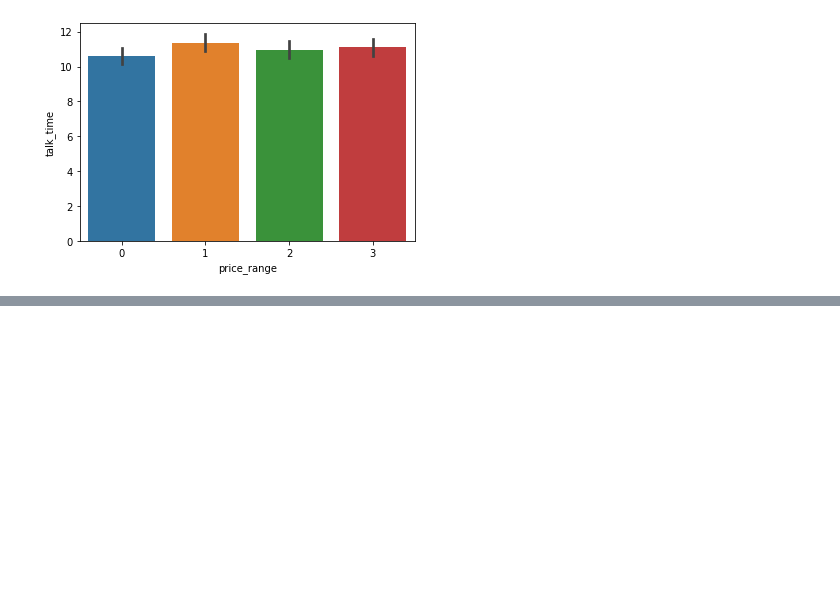
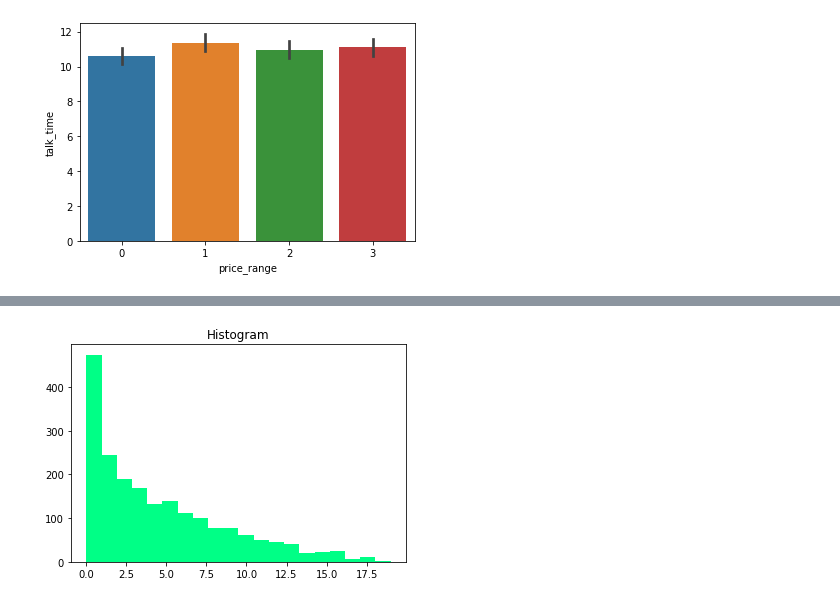
Before and after one commit to KrishnaDesai16/CellphonePriceRange, a Jupyter notebook: CellphonePriceRange.ipynb, the cells around one changed output, grey strips where cells are left out. Saved outputs shown, nothing was run; the diff lists cells and outputs as text; code cells hidden in the pictures; blank space fills up the shorter version.

```diff
--- a/CellphonePriceRange.ipynb
+++ b/CellphonePriceRange.ipynb
@@ -293,0 +308,6 @@ sb.barplot(df['price_range'],df['talk_time'])
+# %%
+plt.hist(df['fc'], bins=20, color='#00FF86')
+plt.title("Histogram")
+plt.show()
+# %% [output]
+[figure, added]
```
Also changed, not shown: parts of 5 cells of this notebook.
